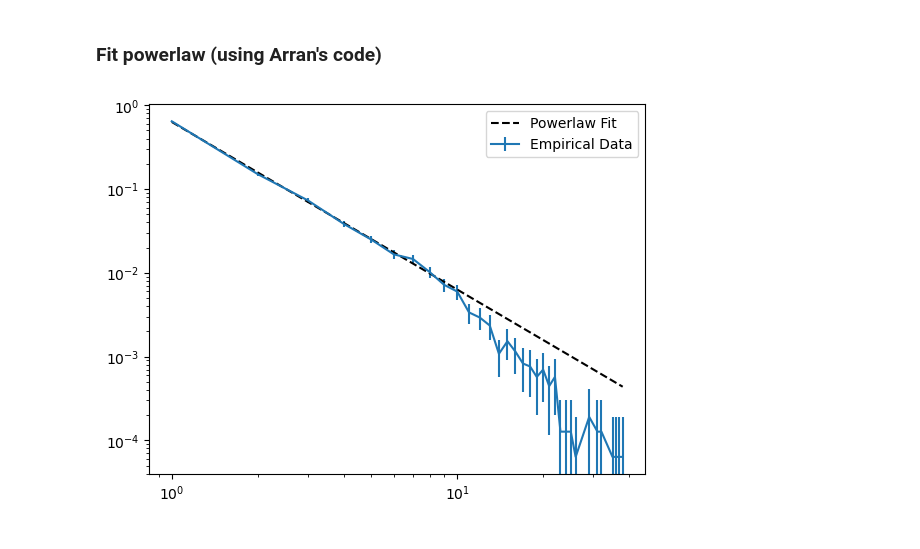
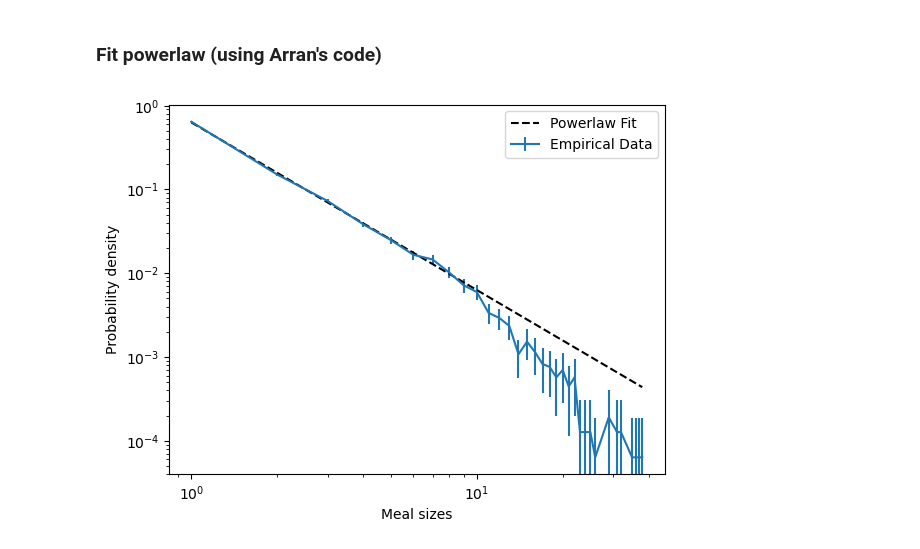
Before and after one commit to kaleem-01/ants-mesa, a Jupyter notebook: notebooks/SOC.ipynb, the cells around one changed output. Drawn from its saved outputs; the diff is of its cells as text; code cells hidden in the pictures.

```diff
--- a/notebooks/SOC.ipynb
+++ b/notebooks/SOC.ipynb
@@ -162,31 +162,33 @@ for file in os.listdir(folder)[1:]:
         np.load(folder + file + '/meal_sizes.npy')
     ])
 
 Y = Y[Y > 0]
 
 N = len(Y)
 Y_unique, Y_freq = np.unique(Y, return_counts=True)
 Y_freq = Y_freq / N
 Y_err = 1.96 * np.sqrt(Y_freq * (1 - Y_freq) / N)
 
 X_fit = Y_unique[:9]
 Y_fit = Y_freq[:9]
 
 a, b = powerlaw_fit(X_fit, Y_fit)
 
 Y_pred = a * Y_unique ** b
 
 fig, ax = plt.subplots()
 
 ax.errorbar(
     Y_unique,
     Y_freq,
     yerr=Y_err,
     label='Empirical Data'
 )
 ax.plot(Y_unique, Y_pred, label='Powerlaw Fit', color='black', linestyle='--')
 ax.loglog()
+ax.set_xlabel("Meal sizes")
+ax.set_ylabel("Probability density")
 ax.legend()
 plt.show()
 # %% [output]
-[figure, old version]
+[figure, new version]
```
